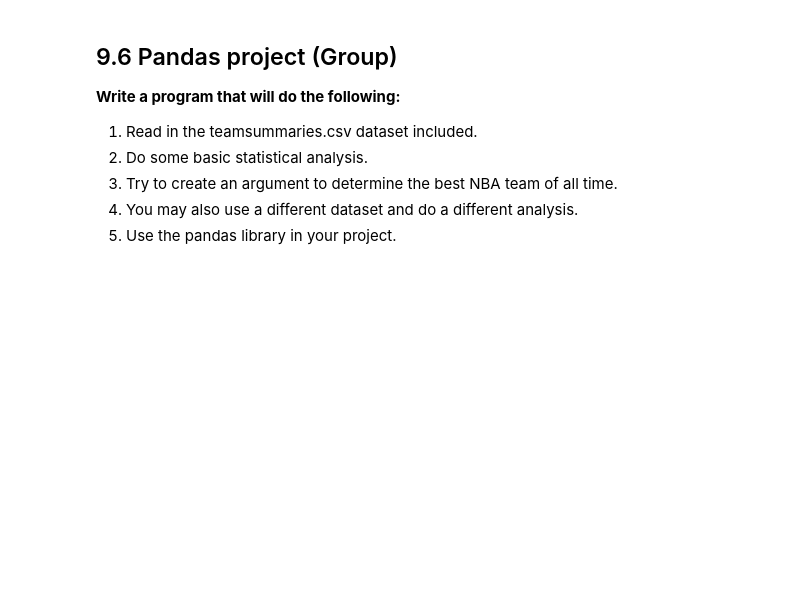
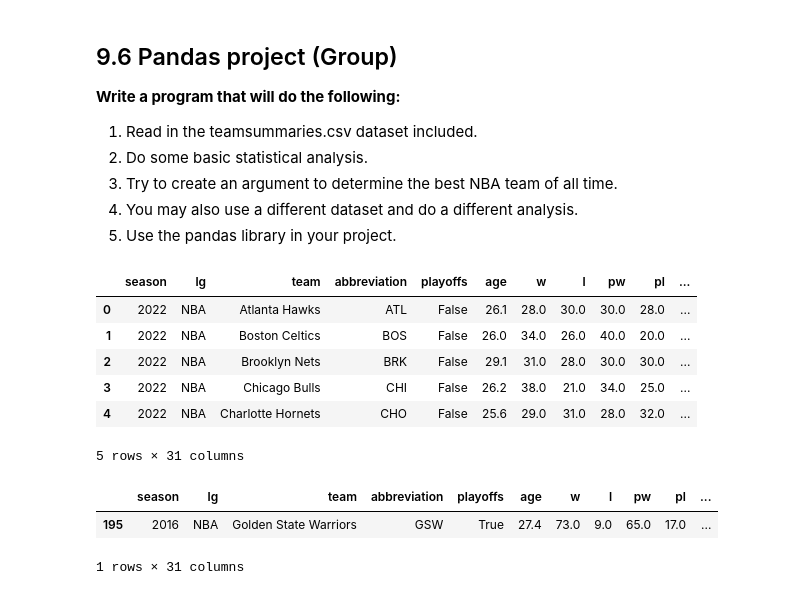
Before and after one commit to jeffgoeken/My_NCState_Homework, a Jupyter notebook: week9 student/Week9-Student.ipynb, the cells around one changed output. Drawn from its saved outputs; the diff is of its cells as text; code cells hidden in the pictures; blank space fills up the shorter version.

```diff
--- a/week9 student/Week9-Student.ipynb
+++ b/week9 student/Week9-Student.ipynb
@@ -652,3 +691,37 @@ myCSV.fillNAN()
 3. Try to create an argument to determine the best NBA team of all time.
 4. You may also use a different dataset and do a different analysis.
 5. Use the pandas library in your project.
+# %%
+import pandas as pd
+
+class TeamSummaries:
+    def __init__(self,filename):
+        self.filename = filename
+        self.df = None
+
+        self.readfile()
+    def readfile(self):
+        self.df = pd.read_csv(self.filename)
+        display(self.df.head())
+
+    def displayStats(self):
+        display(self.df.describe())
+
+    def getMostWins(self):
+        #display(self.df.loc[self.df['w'].idxmax()])
+        display(self.df[self.df['w']==self.df['w'].max()])
+# %%
+bbteams = TeamSummaries('Team Summaries.csv')
+#bbteams.displayStats()
+bbteams.getMostWins()
+# %% [output]
+|  | season | lg | team | abbreviation | playoffs | age | w | l | pw | pl | ... |
+| 0 | 2022 | NBA | Atlanta Hawks | ATL | False | 26.1 | 28.0 | 30.0 | 30.0 | 28.0 | ... |
+| 1 | 2022 | NBA | Boston Celtics | BOS | False | 26.0 | 34.0 | 26.0 | 40.0 | 20.0 | ... |
+| 2 | 2022 | NBA | Brooklyn Nets | BRK | False | 29.1 | 31.0 | 28.0 | 30.0 | 30.0 | ... |
+| 3 | 2022 | NBA | Chicago Bulls | CHI | False | 26.2 | 38.0 | 21.0 | 34.0 | 25.0 | ... |
+| 4 | 2022 | NBA | Charlotte Hornets | CHO | False | 25.6 | 29.0 | 31.0 | 28.0 | 32.0 | ... |
+5 rows × 31 columns
+|  | season | lg | team | abbreviation | playoffs | age | w | l | pw | pl | ... |
+| 195 | 2016 | NBA | Golden State Warriors | GSW | True | 27.4 | 73.0 | 9.0 | 65.0 | 17.0 | ... |
+1 rows × 31 columns
```
Also changed, not shown: parts of 4 cells of this notebook, 1 other file.
